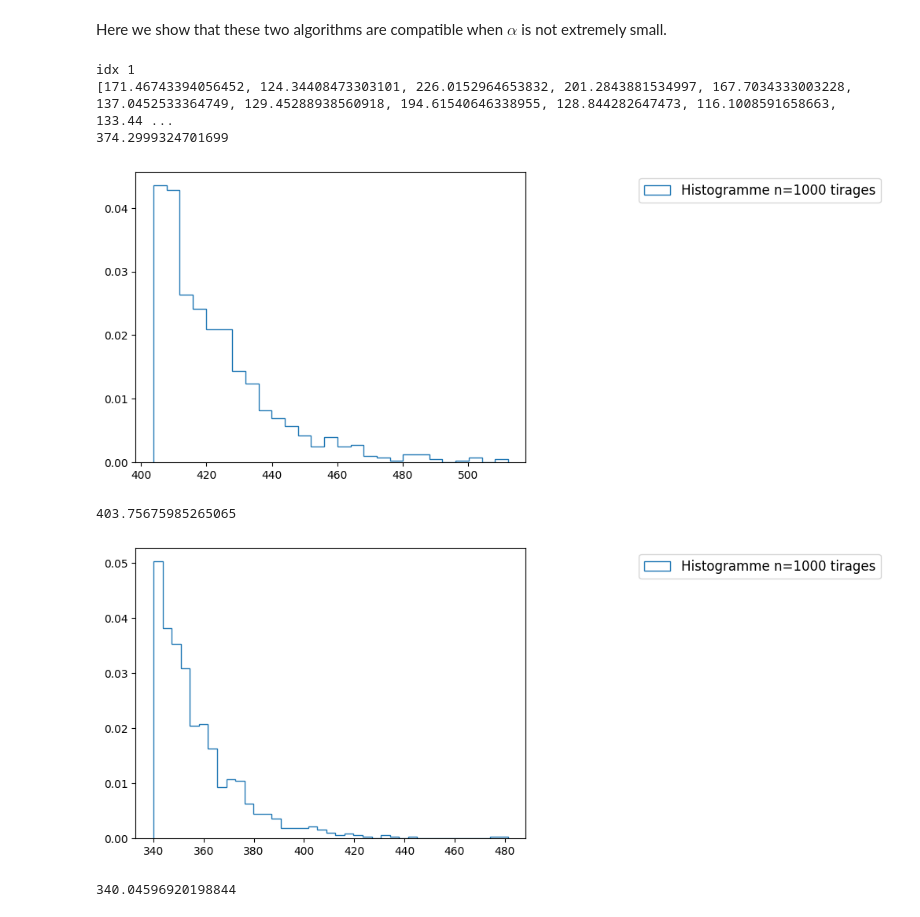
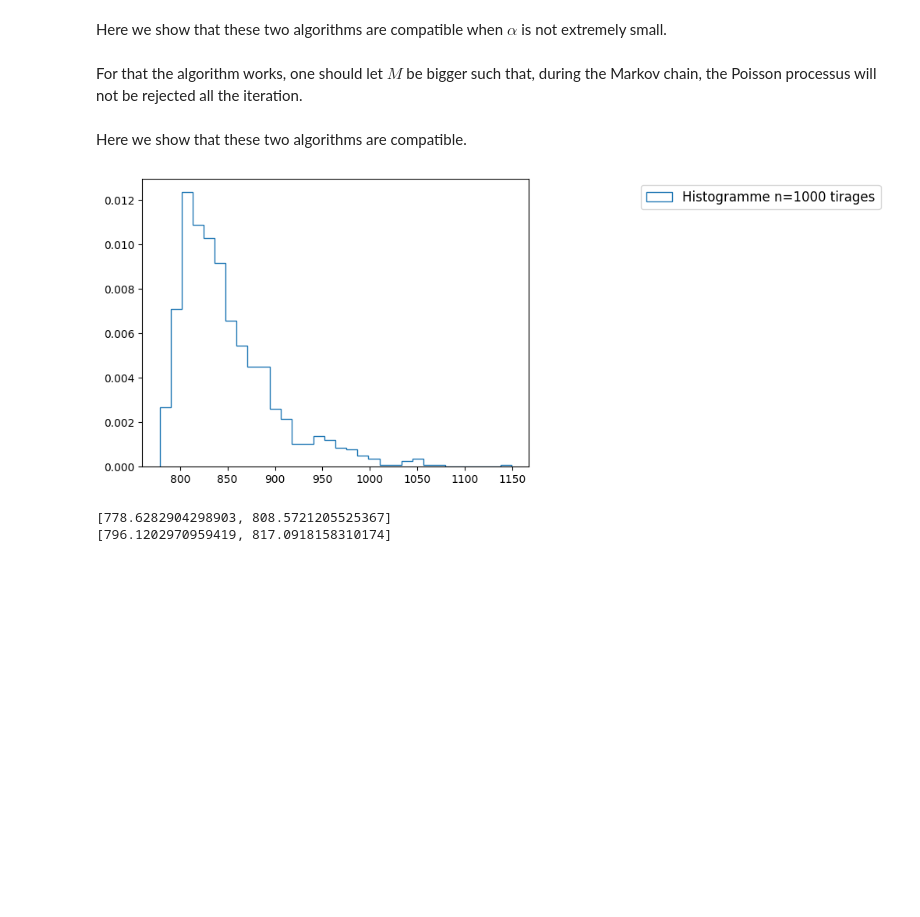
Before and after one commit to Zian-Chen/Barrages, a Jupyter notebook: projet.ipynb, the cells around one changed output. Cells and saved outputs as stored; diff of their text form; code cells hidden in the pictures; blank space fills up the shorter version.

```diff
--- a/projet.ipynb
+++ b/projet.ipynb
@@ -222,8 +224,9 @@ class last_particle():
                 if np.max(X_t_next) > L:
                     R_start = R_next
         return R_start
+    # 输出accept的率试一试
 
-    def get_critical_level_and_distribution(self, lam, b, delta_1, delta_2, r, alpha, switch=True, q=0.9):
+    def get_critical_level_and_distribution(self, lam, b, delta_1, delta_2, r, alpha, switch=True, q=0.9, p=0.5):
         """
             Obtain the critical level of (1 - alpha) and overtaking distribution of this level;
             True to print the histo, False no
@@ -248,13 +251,8 @@ class last_particle():
             reached_indices = reached_indices.ravel()
             outer_indices = np.setdiff1d(np.arange(self.N), reached_indices)
             for i in reached_indices:
-                if outer_indices.size == 0:
-                    print(k)
-                    print(stop_index)
-                    print("!!!!!!!!!!!!!!!!!!")
-                    break
                 j = np.random.choice(outer_indices)
-                R_new = self.get_new_rainfall(A_t[j], L, q=q)
+                R_new = self.get_new_rainfall(A_t[j], L, q=q, p=p)
                 A_t[i] = R_new
                 X_t_new = R_new.get_volume(self.x0)
                 if self.mode == "__T__":
@@ -266,7 +264,7 @@ class last_particle():
             plt.hist(critical_X_t , bins="auto", density=True, histtype="step", label="Histogramme n=%1.0f tirages" %self.N)
             plt.legend(fontsize=12, loc=9, bbox_to_anchor=(1.6, 1.0), ncol=1)
             plt.show()
-        return L
+        return L, critical_X_t
 
 class naive_MonteCarlo():
     """
@@ -390,24 +388,34 @@ Here we show that these two algorithms are compatible when $\alpha$ is not extre
 # # print(alg_T_1.get_critical_level_and_distribution(1, 0.9, 0.07, 0.7, 0.1, 0.001, False))
 # # print(alg_T_2.get_critical_level(1, 0.9, 0.07, 0.7, 0.1, 0.1))
 # # print(alg_max_3.get_critical_level(1, 0.9, 0.07, 0.7, 0.1, 0.001))
+# %% [markdown]
+For that the algorithm works, one should let $M$ be bigger such that, during the Markov chain, the Poisson processus will not be rejected all the iteration.
 # %%
 alg_max_3 = importance_sampling(N*10, 100, 20, "__max__", 0, -0.2)
 alg_max_2 = naive_MonteCarlo(N*10, 100, 20, "__max__")
 # print(alg_max_2.get_critical_level(1, 0.9, 0.07, 0.7, 0.1, 0.000001))
-print(alg_max_3.get_critical_level(1, 0.9, 0.07, 0.7, 0.1, 0.000001))
+# print(alg_max_3.get_critical_level(1, 0.9, 0.07, 0.7, 0.1, 0.000001))
-# %% [output]
-idx 1
-[171.46743394056452, 124.34408473303101, 226.0152964653832, 201.2843881534997, 167.7034333003228, 137.0452533364749, 129.45288938560918, 194.61540646338955, 128.844282647473, 116.1008591658663, 133.44 ...
-374.2999324701699
-# %%
-alg_max = last_particle(N, M, 100, 20, "__max__")
-alg_T = last_particle(N, M, 100, 20, "__T__")
-R = Rainfall(1, 0.9, 0.07, 0.7, 0.1)
-R.simulate_for_fixed_T(20)
-print(alg_max.get_critical_level_and_distribution(1, 0.9, 0.07, 0.7, 0.1, 0.0001))
-print(alg_T.get_critical_level_and_distribution(1, 0.9, 0.07, 0.7, 0.1, 0.0001))
-# %% [output]
-[figure, removed]
-403.75675985265065
-[figure, removed]
-340.04596920198844
+# %% [markdown]
+Here we show that these two algorithms are compatible.
+# %%
+alg_max = last_particle(100, M, 190, 1, "__max__")
+L_lp = []
+values_lp = []
+for _ in range(10):
+    L, values = alg_max.get_critical_level_and_distribution(70, 0.9, 0.07, 0.7, 1, 0.1, False, p=0.6)
+    L_lp.append(L)
+    values_lp = values_lp + values
+plt.hist(values_lp, bins="auto", density=True, histtype="step", label="Histogramme n=%1.0f tirages" %N)
+plt.legend(fontsize=12, loc=9, bbox_to_anchor=(1.6, 1.0), ncol=1)
+plt.show()
+print([min(L_lp), max(L_lp)])
+alg_max_2 = naive_MonteCarlo(N, 190, 1, "__max__")
+L_nM = []
+for _ in range(10):
+    L = alg_max_2.get_critical_level(70, 0.9, 0.07, 0.7, 1, 0.1)
+    L_nM.append(L)
+print([min(L_nM), max(L_nM)])
+# %% [output]
+[figure, added]
+[778.6282904298903, 808.5721205525367]
+[796.1202970959419, 817.0918158310174]
```
Also changed, not shown: parts of 7 cells of this notebook.
